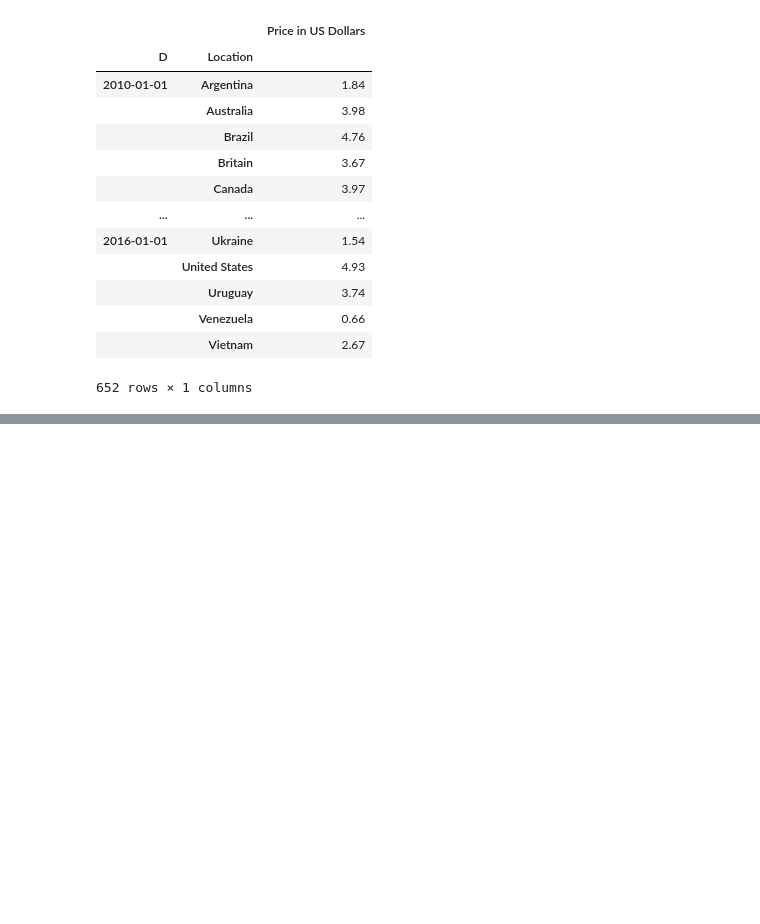
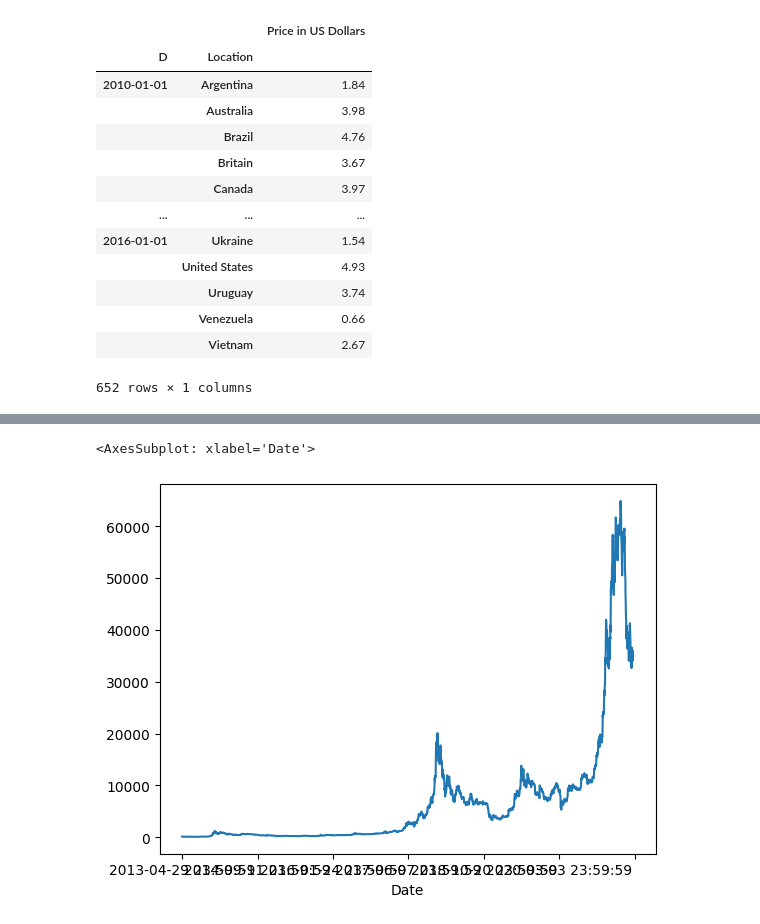
Before and after one commit to domangga/jupyter_notebook_1-99, a Jupyter notebook: 24강.ipynb, the cells around one changed output, grey strips where cells are left out. Saved outputs shown, nothing was run; the diff lists cells and outputs as text; code cells hidden in the pictures; blank space fills up the shorter version.

```diff
--- a/24강.ipynb
+++ b/24강.ipynb
@@ -735,3 +735,7 @@ bm
 |  | Venezuela | 0.66 |
 |  | Vietnam | 2.67 |
 652 rows × 1 columns
+# %%
+btc=pd.read_csv("data/coin_Bitcoin.csv")
+# %%
+btc.set_index("Date",inplace=True)
@@ -737,0 +777,5 @@ bm
+# %%
+btc.High.plot()
+# %% [output]
+<AxesSubplot: xlabel='Date'>
+[figure, added]
```
Also changed, not shown: parts of 30 cells of this notebook.
